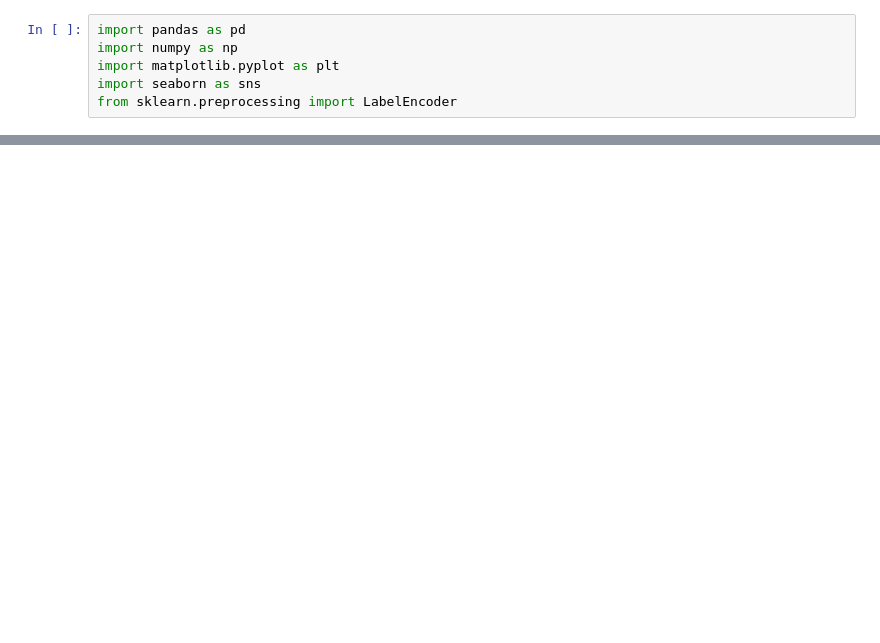
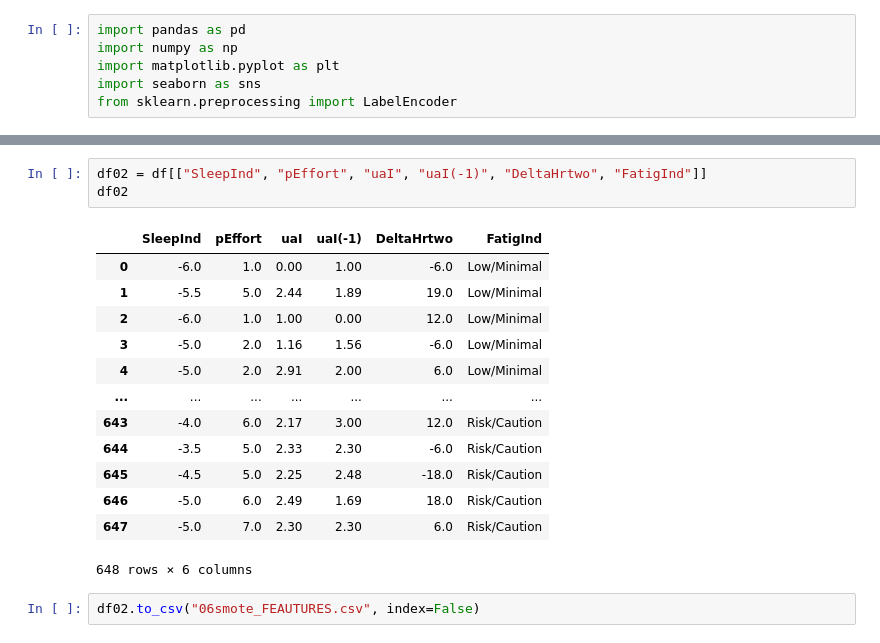
Before and after one commit to jepe06/Project-One---Fatigue-Index, a Jupyter notebook: automate_graphs.ipynb, the cells around one changed output, grey strips where cells are left out. Cells and saved outputs as stored; diff of their text form; blank space fills up the shorter version.

```diff
--- a/automate_graphs.ipynb
+++ b/automate_graphs.ipynb
@@ -108,0 +109,19 @@ plot_correlation(df)
+# %%
+df02 = df[["SleepInd", "pEffort", "uaI", "uaI(-1)", "DeltaHrtwo", "FatigInd"]]
+df02
+# %% [output]
+|  | SleepInd | pEffort | uaI | uaI(-1) | DeltaHrtwo | FatigInd |
+| 0 | -6.0 | 1.0 | 0.00 | 1.00 | -6.0 | Low/Minimal |
+| 1 | -5.5 | 5.0 | 2.44 | 1.89 | 19.0 | Low/Minimal |
+| 2 | -6.0 | 1.0 | 1.00 | 0.00 | 12.0 | Low/Minimal |
+| 3 | -5.0 | 2.0 | 1.16 | 1.56 | -6.0 | Low/Minimal |
+| 4 | -5.0 | 2.0 | 2.91 | 2.00 | 6.0 | Low/Minimal |
+| ... | ... | ... | ... | ... | ... | ... |
+| 643 | -4.0 | 6.0 | 2.17 | 3.00 | 12.0 | Risk/Caution |
+| 644 | -3.5 | 5.0 | 2.33 | 2.30 | -6.0 | Risk/Caution |
+| 645 | -4.5 | 5.0 | 2.25 | 2.48 | -18.0 | Risk/Caution |
+| 646 | -5.0 | 6.0 | 2.49 | 1.69 | 18.0 | Risk/Caution |
+| 647 | -5.0 | 7.0 | 2.30 | 2.30 | 6.0 | Risk/Caution |
+648 rows × 6 columns
+# %%
+df02.to_csv("06smote_FEAUTURES.csv", index=False)
```
Also changed, not shown: parts of 4 cells of this notebook, 12 other files.
